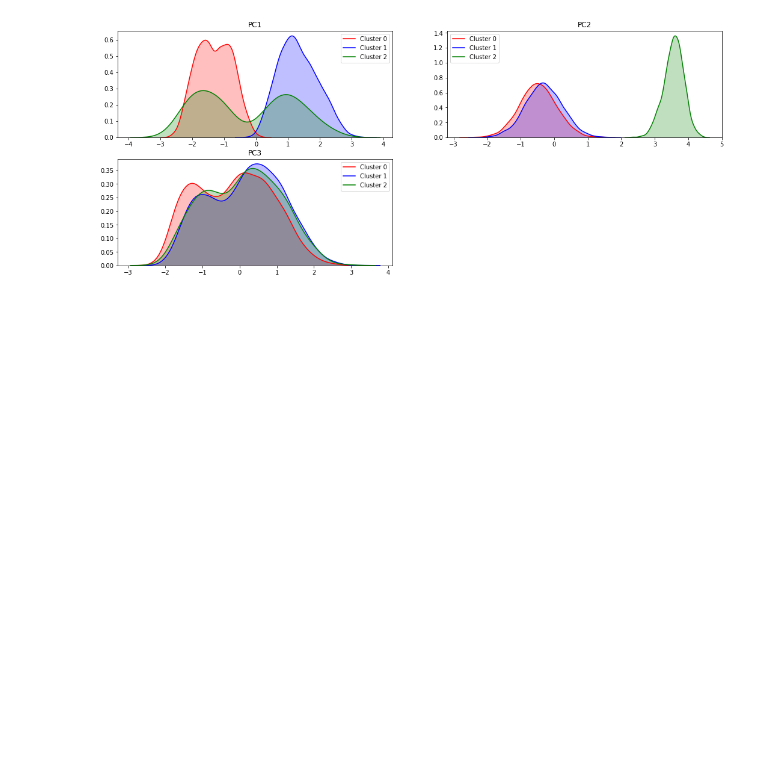
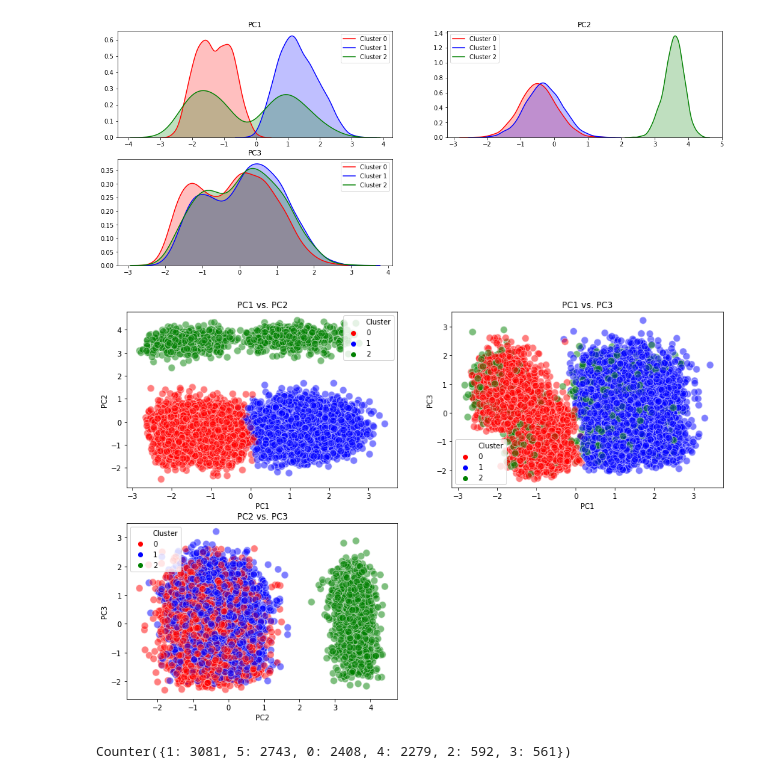
Before and after one commit to Jaiver2012/FinalAnalitica, a Jupyter notebook: Untitled.ipynb, the cells around one changed output. Drawn from its saved outputs; the diff is of its cells as text; code cells hidden in the pictures; blank space fills up the shorter version.

```diff
--- a/Untitled.ipynb
+++ b/Untitled.ipynb
@@ -699,3 +703,18 @@ for var in dataPca.columns[0:3]:
     i+=1
 # %% [output]
 [figure]
+# %%
+fig = plt.figure(figsize=(15,10))
+colorPalette = ["r", "b", "g"]
+ax = fig.add_subplot(2, 2, 1)
+sns.scatterplot(x="PC1", y="PC2", hue="Cluster", data=dataPca, ax=ax, palette=colorPalette, s=100, alpha=0.5)
+plt.title("PC1 vs. PC2")
+ax = fig.add_subplot(2, 2, 2)
+sns.scatterplot(x="PC1", y="PC3", hue="Cluster", data=dataPca, ax=ax, palette=colorPalette, s=100, alpha=0.5)
+plt.title("PC1 vs. PC3")
+ax = fig.add_subplot(2, 2, 3)
+sns.scatterplot(x="PC2", y="PC3", hue="Cluster", data=dataPca, ax=ax, palette=colorPalette, s=100, alpha=0.5)
+plt.title("PC2 vs. PC3")
+plt.show()
+# %% [output]
+[figure, added]
@@ -701,0 +725,13 @@ for var in dataPca.columns[0:3]:
+# %%
+dataKm = pca.transform(dataStd)
+dataKm = dataKm[:,0:6]
+
+dataKm = pd.DataFrame(dataKm)
+dataKm.columns=['PC1', 'PC2', 'PC3','PC4','PC5','PC6']
+#dataJer.columns=['PC1', 'PC2', 'PC3']
+
+dataKm['Cluster']= clusters
+counter=Counter(clusters)
+print(counter)
+# %% [output]
+Counter({1: 3081, 5: 2743, 0: 2408, 4: 2279, 2: 592, 3: 561})
```
Also changed, not shown: parts of 14 cells of this notebook.
